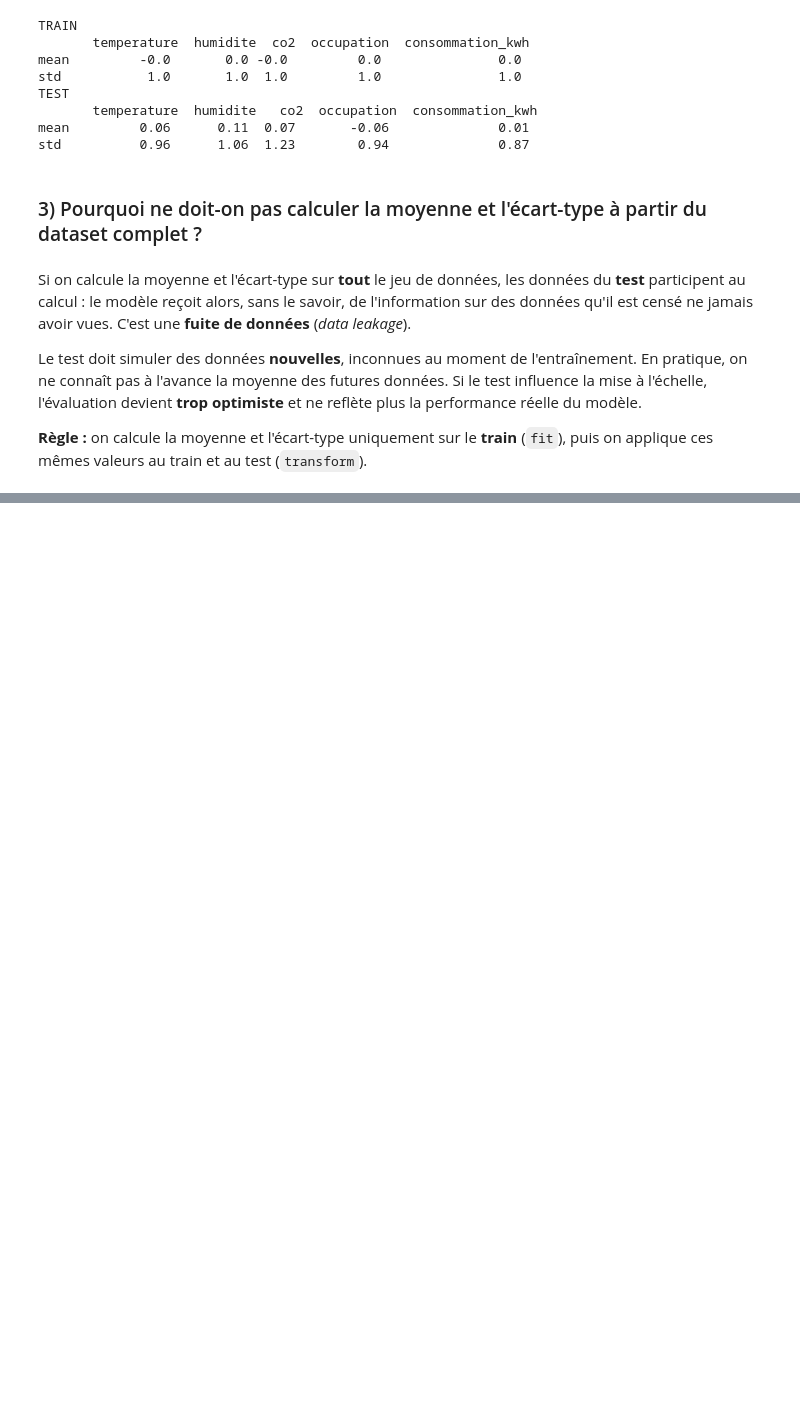
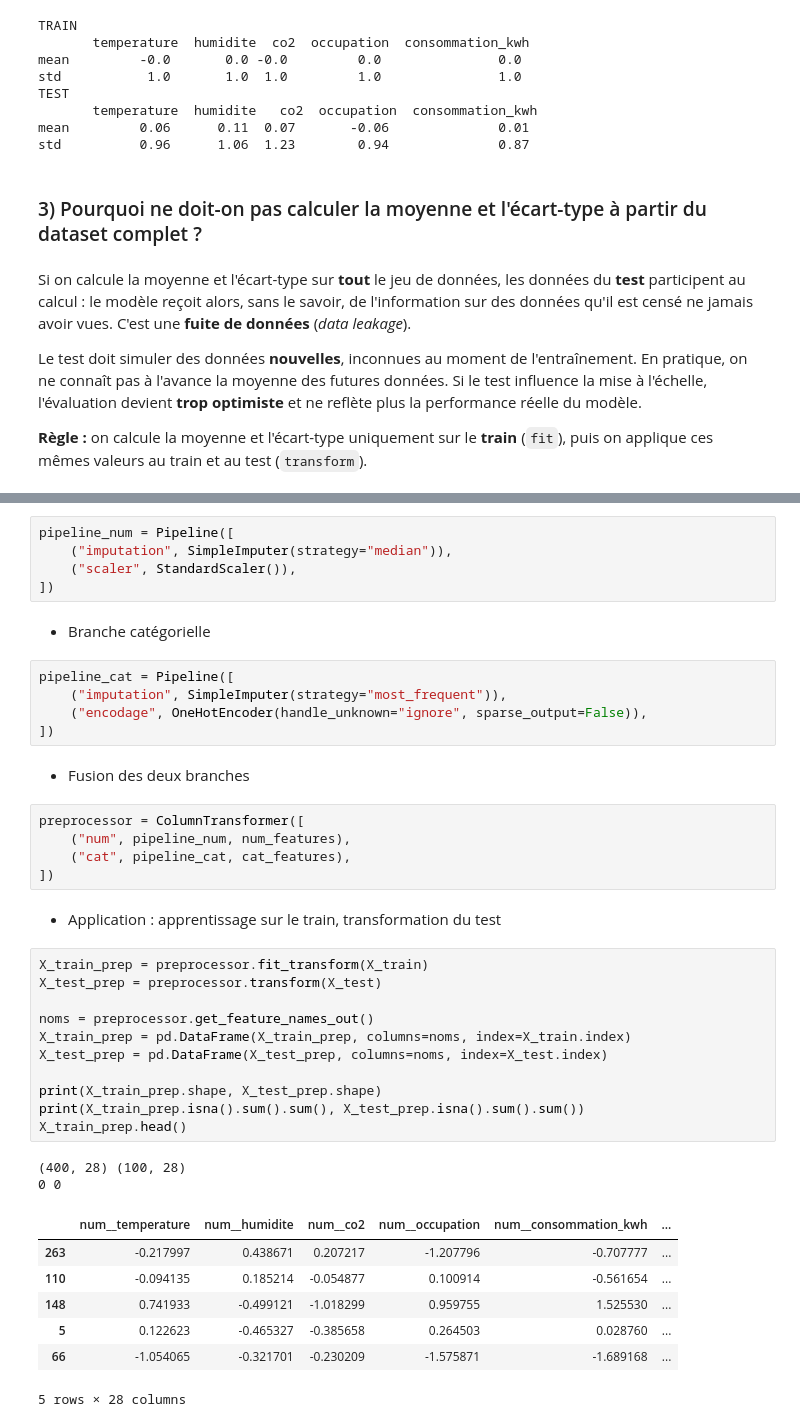
Before and after one commit to sinendoye/atelier_prepa_donnees_tab, a Jupyter notebook: notebooks/atelier_prepa_donnees_tab.ipynb, the cells around one changed output, grey strips where cells are left out. Drawn from its saved outputs; the diff is of its cells as text; blank space fills up the shorter version.

Commit message:
Partie 6: Mise en place du pipeline de preprocessing avec scikit learn

```diff
--- a/notebooks/atelier_prepa_donnees_tab.ipynb
+++ b/notebooks/atelier_prepa_donnees_tab.ipynb
@@ -1031,0 +1043,42 @@ Le test doit simuler des données **nouvelles**, inconnues au moment de l'entra
+# %%
+pipeline_num = Pipeline([
+    ("imputation", SimpleImputer(strategy="median")),
+    ("scaler", StandardScaler()),
+])
+# %% [markdown]
+* Branche catégorielle
+# %%
+pipeline_cat = Pipeline([
+    ("imputation", SimpleImputer(strategy="most_frequent")),
+    ("encodage", OneHotEncoder(handle_unknown="ignore", sparse_output=False)),
+])
+# %% [markdown]
+* Fusion des deux branches
+# %%
+preprocessor = ColumnTransformer([
+    ("num", pipeline_num, num_features),
+    ("cat", pipeline_cat, cat_features),
+])
+# %% [markdown]
+* Application : apprentissage sur le train, transformation du test
+# %%
+X_train_prep = preprocessor.fit_transform(X_train)
+X_test_prep = preprocessor.transform(X_test)
+
+noms = preprocessor.get_feature_names_out()
+X_train_prep = pd.DataFrame(X_train_prep, columns=noms, index=X_train.index)
+X_test_prep = pd.DataFrame(X_test_prep, columns=noms, index=X_test.index)
+
+print(X_train_prep.shape, X_test_prep.shape)
+print(X_train_prep.isna().sum().sum(), X_test_prep.isna().sum().sum())
+X_train_prep.head()
+# %% [output]
+(400, 28) (100, 28)
+0 0
+|  | num__temperature | num__humidite | num__co2 | num__occupation | num__consommation_kwh | ... |
+| 263 | -0.217997 | 0.438671 | 0.207217 | -1.207796 | -0.707777 | ... |
+| 110 | -0.094135 | 0.185214 | -0.054877 | 0.100914 | -0.561654 | ... |
+| 148 | 0.741933 | -0.499121 | -1.018299 | 0.959755 | 1.525530 | ... |
+| 5 | 0.122623 | -0.465327 | -0.385658 | 0.264503 | 0.028760 | ... |
+| 66 | -1.054065 | -0.321701 | -0.230209 | -1.575871 | -1.689168 | ... |
+5 rows × 28 columns
```
Also changed, not shown: parts of 5 cells of this notebook.
